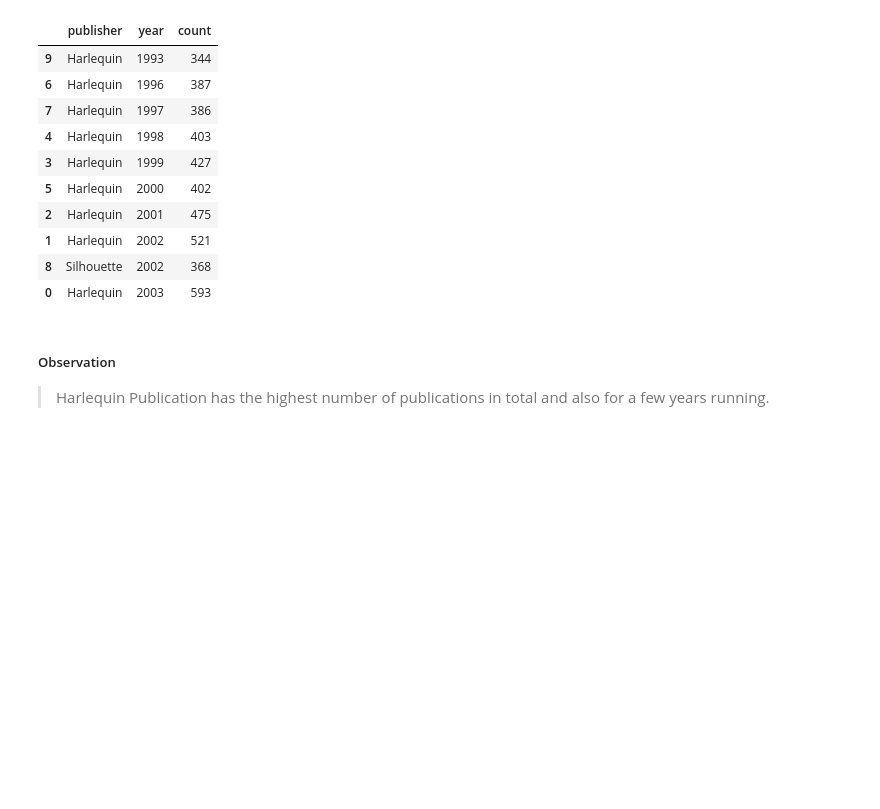
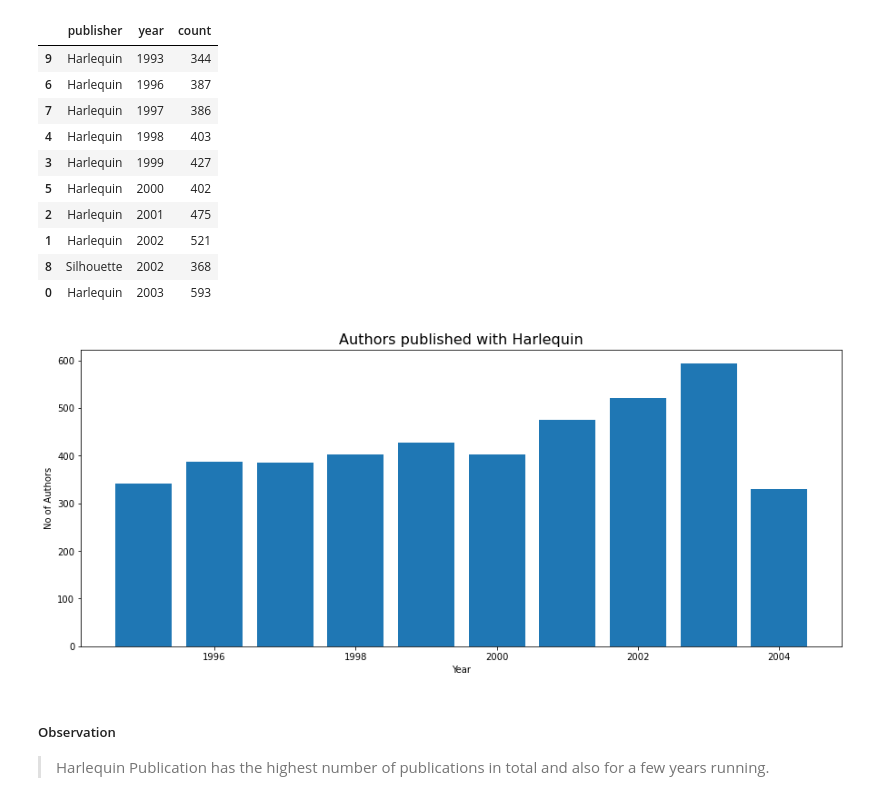
Before and after one commit to ggeorgekkariuki/picasso-book-bar, a Jupyter notebook: index.ipynb, the cells around one changed output. Drawn from its saved outputs; the diff is of its cells as text; code cells hidden in the pictures; blank space fills up the shorter version.

Commit message:
Add publisher_author func and add objectives

```diff
--- a/index.ipynb
+++ b/index.ipynb
@@ -606,6 +608,25 @@ def group_ratings_threshold(data, threshold=50, avg_reviews=False, reviews=False
         df = feature_over_threshold.sort_values(by='reviews', ascending=False).iloc[:10, [0,1]]
 
     return df
+
+
+def publishers_authors(p_name):
+    """This func returns No of Authors a publisher had per year"""
+    p_a = pd.DataFrame(books_df.groupby(['publisher', 'year'])['author'].count())\
+                                        .reset_index().sort_values('year', ascending=False)
+    x = p_a[p_a['publisher'] == p_name][['year', 'author']].iloc[:10]['year'].values
+    height = p_a[p_a['publisher'] == p_name][['year', 'author']].iloc[:10]['author'].values
+    plt.figure(figsize=(15,6))
+    plt.title(f"Authors published with {p_name}", fontsize=16)
+    plt.xlabel('Year')
+    plt.ylabel('No of Authors')
+    plt.bar(x=x, height=height);
+
+def authors_publishers(name = 'Ann M. Martin', N = 10):
+    """Returns a bar graph of the number of books published by publishers per author"""
+    a_p = books_df[books_df['author'] == name]['publisher'].value_counts(ascending=True)[-N:]
+    a_p.plot(kind='barh', title=f'{name}\'s Books per Publisher',
+             xlabel='Books', ylabel='Publisher', figsize=(15,6));
 # %% [markdown]
 ### 5.0.1 Merged Data
 # %%
@@ -722,6 +748,10 @@ publications_per_year.sort_values(by='year')
 | 1 | Harlequin | 2002 | 521 |
 | 8 | Silhouette | 2002 | 368 |
 | 0 | Harlequin | 2003 | 593 |
+# %%
+publishers_authors(p_name='Harlequin')
+# %% [output]
+[figure, added]
 # %% [markdown]
 ##### Observation
 > Harlequin Publication has the highest number of publications in total and also for a few years running.
```
Also changed, not shown: parts of 8 cells of this notebook.
